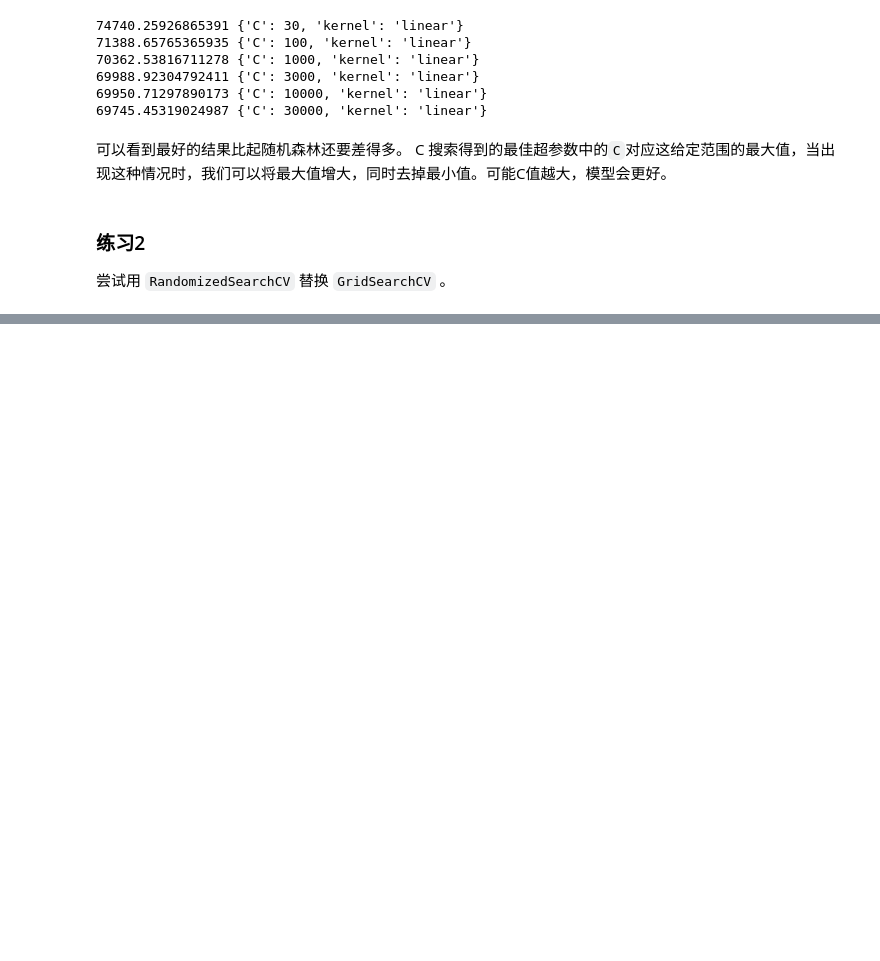
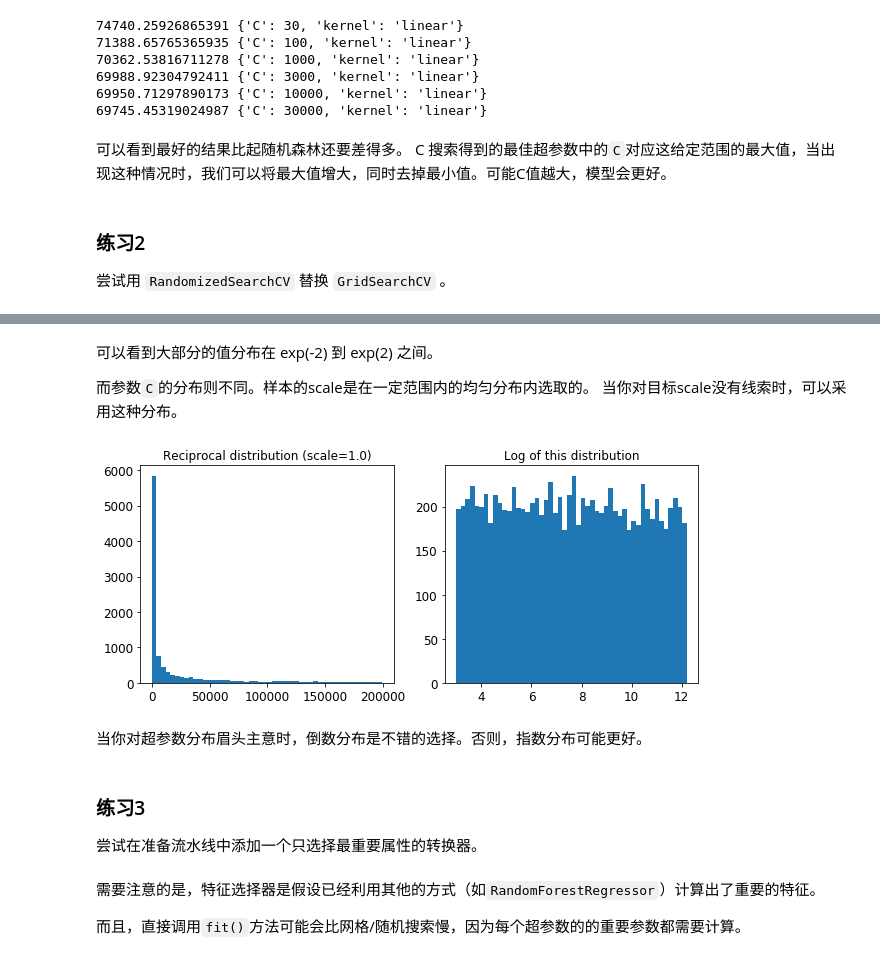
Before and after one commit to whu-pzhang/ml_practice, a Jupyter notebook: 02_end_to_end_machine_learning_project.ipynb, the cells around one changed output, grey strips where cells are left out. Drawn from its saved outputs; the diff is of its cells as text; code cells hidden in the pictures; blank space fills up the shorter version.

```diff
--- a/02_end_to_end_machine_learning_project.ipynb
+++ b/02_end_to_end_machine_learning_project.ipynb
@@ -1147,0 +1200,24 @@ param_dict = {
+# %% [markdown]
+可以看到大部分的值分布在 exp(-2) 到 exp(2) 之间。
+
+而参数`C`的分布则不同。样本的scale是在一定范围内的均匀分布内选取的。
+当你对目标scale没有线索时，可以采用这种分布。
+# %%
+reciprocal_distrib = reciprocal(20, 200000)
+samples = reciprocal_distrib.rvs(10000, random_state=42)
+plt.figure(figsize=(10, 4))
+plt.subplot(121)
+plt.title("Reciprocal distribution (scale=1.0)")
+plt.hist(samples, bins=50)
+plt.subplot(122)
+plt.title("Log of this distribution")
+plt.hist(np.log(samples), bins=50)
+plt.show()
+# %% [output]
+[figure, added]
+# %% [markdown]
+当你对超参数分布眉头主意时，倒数分布是不错的选择。否则，指数分布可能更好。
+# %% [markdown]
+### 练习3
+
+尝试在准备流水线中添加一个只选择最重要属性的转换器。
@@ -1147,0 +1241,4 @@ param_dict = {
+# %% [markdown]
+需要注意的是，特征选择器是假设已经利用其他的方式（如`RandomForestRegressor`）计算出了重要的特征。
+
+而且，直接调用`fit()`方法可能会比网格/随机搜索慢，因为每个超参数的的重要参数都需要计算。
```
Also changed, not shown: parts of 23 cells of this notebook.
